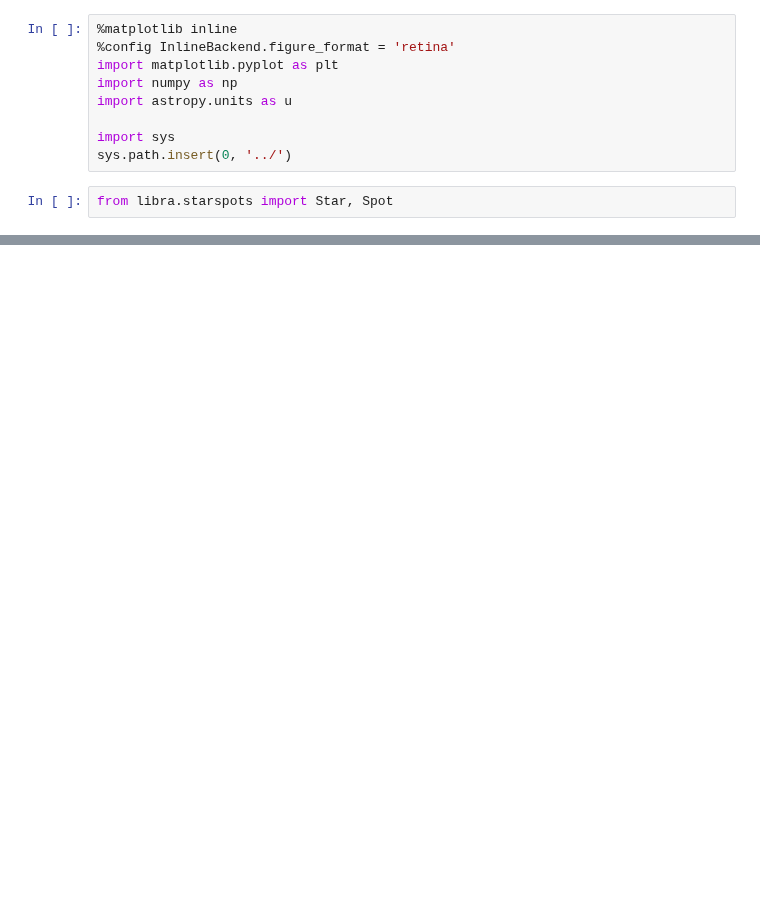
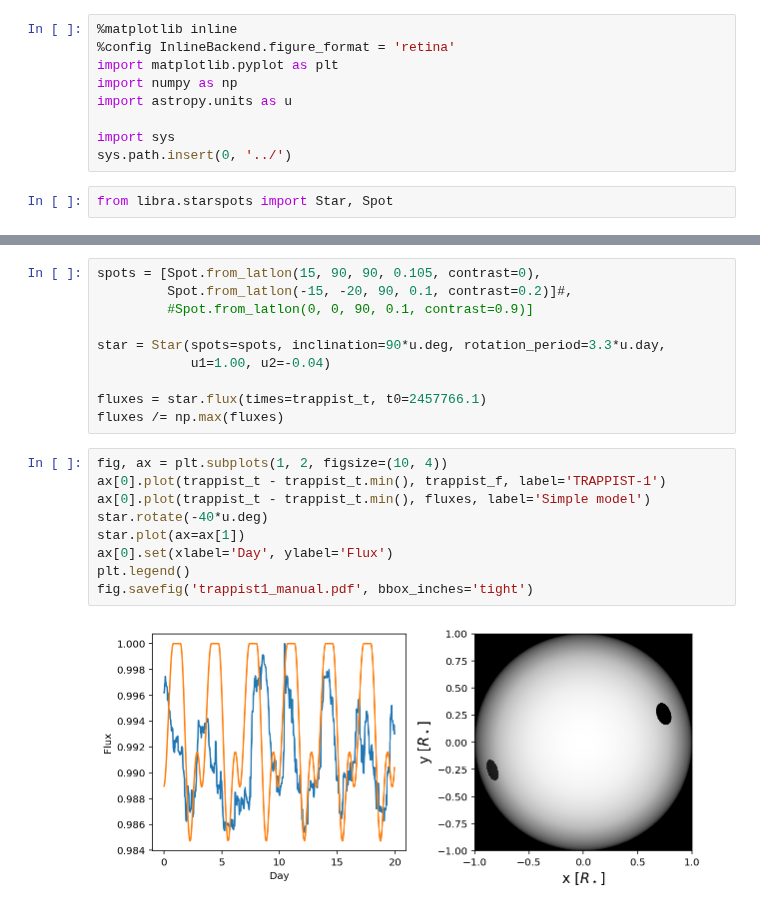
Before and after one commit to bmorris3/libra, a Jupyter notebook: notebooks/spotrotation.ipynb, the cells around one changed output, grey strips where cells are left out. Saved outputs shown, nothing was run; the diff lists cells and outputs as text; blank space fills up the shorter version.

```diff
--- a/notebooks/spotrotation.ipynb
+++ b/notebooks/spotrotation.ipynb
@@ -29,0 +37,21 @@ sun.plot()
+# %%
+spots = [Spot.from_latlon(15, 90, 90, 0.105, contrast=0),
+         Spot.from_latlon(-15, -20, 90, 0.1, contrast=0.2)]#,
+         #Spot.from_latlon(0, 0, 90, 0.1, contrast=0.9)]
+
+star = Star(spots=spots, inclination=90*u.deg, rotation_period=3.3*u.day,
+            u1=1.00, u2=-0.04)
+
+fluxes = star.flux(times=trappist_t, t0=2457766.1)
+fluxes /= np.max(fluxes)
+# %%
+fig, ax = plt.subplots(1, 2, figsize=(10, 4))
+ax[0].plot(trappist_t - trappist_t.min(), trappist_f, label='TRAPPIST-1')
+ax[0].plot(trappist_t - trappist_t.min(), fluxes, label='Simple model')
+star.rotate(-40*u.deg)
+star.plot(ax=ax[1])
+ax[0].set(xlabel='Day', ylabel='Flux')
+plt.legend()
+fig.savefig('trappist1_manual.pdf', bbox_inches='tight')
+# %% [output]
+[figure, added]
```
Also changed, not shown: parts of 3 cells of this notebook, 8 other files.
